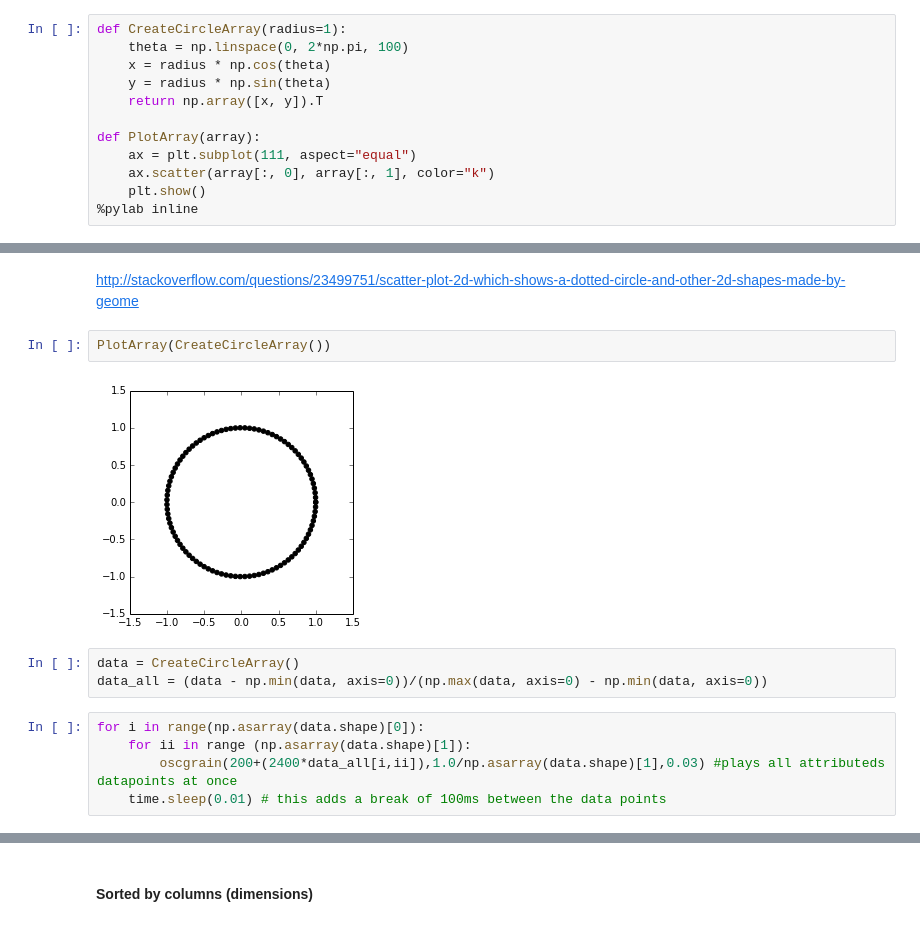
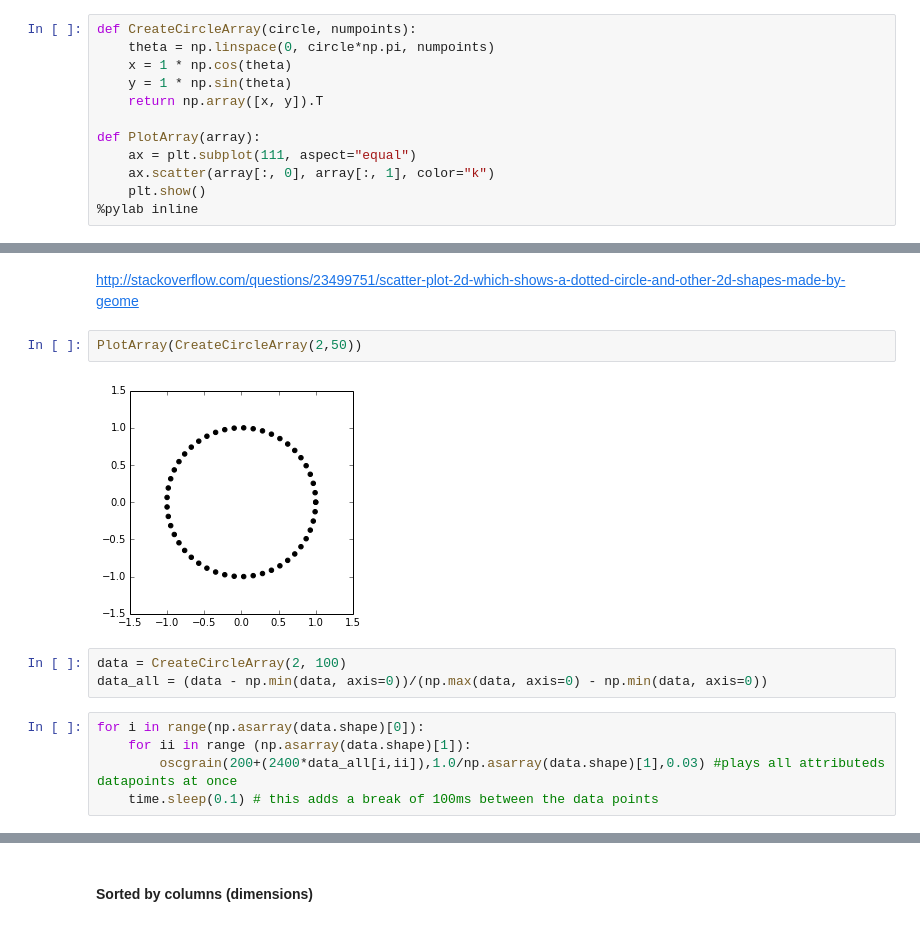
Before and after one commit to experimentalDataAesthetics/ipython_notes, a Jupyter notebook: Simple data sonification and tests with prepared data.ipynb, the cells around one changed output, grey strips where cells are left out. Drawn from its saved outputs; the diff is of its cells as text.

```diff
--- a/Simple data sonification and tests with prepared data.ipynb
+++ b/Simple data sonification and tests with prepared data.ipynb
@@ -180,10 +180,10 @@ After exploring a bit the simple sonification possibilities of high-dimensional
 # %% [markdown]
 ### Circle
 # %%
-def CreateCircleArray(radius=1):
-    theta = np.linspace(0, 2*np.pi, 100)
-    x = radius * np.cos(theta)
-    y = radius * np.sin(theta)
+def CreateCircleArray(circle, numpoints):
+    theta = np.linspace(0, circle*np.pi, numpoints)
+    x = 1 * np.cos(theta)
+    y = 1 * np.sin(theta)
     return np.array([x, y]).T
 
 def PlotArray(array):
@@ -196,17 +196,17 @@ Populating the interactive namespace from numpy and matplotlib
 # %% [markdown]
 http://stackoverflow.com/questions/23499751/scatter-plot-2d-which-shows-a-dotted-circle-and-other-2d-shapes-made-by-geome
 # %%
-PlotArray(CreateCircleArray())
+PlotArray(CreateCircleArray(2,50))
 # %% [output]
-[figure, old version]
+[figure, new version]
 # %%
-data = CreateCircleArray()
+data = CreateCircleArray(2, 100)
 data_all = (data - np.min(data, axis=0))/(np.max(data, axis=0) - np.min(data, axis=0))
 # %%
 for i in range(np.asarray(data.shape)[0]):
     for ii in range (np.asarray(data.shape)[1]):
         oscgrain(200+(2400*data_all[i,ii]),1.0/np.asarray(data.shape)[1],0.03) #plays all attributeds datapoints at once
-    time.sleep(0.01) # this adds a break of 100ms between the data points
+    time.sleep(0.1) # this adds a break of 100ms between the data points
 # %% [markdown]
 <iframe width="100%" height="166" scrolling="no" frameborder="no" src="https://w.soundcloud.com/player/?url=https%3A//api.soundcloud.com/tracks/148585192&amp;color=ff5500&amp;auto_play=false&amp;hide_related=false&amp;show_artwork=true"></iframe>
 # %% [markdown]
```
Also changed, not shown: parts of 25 cells of this notebook.
